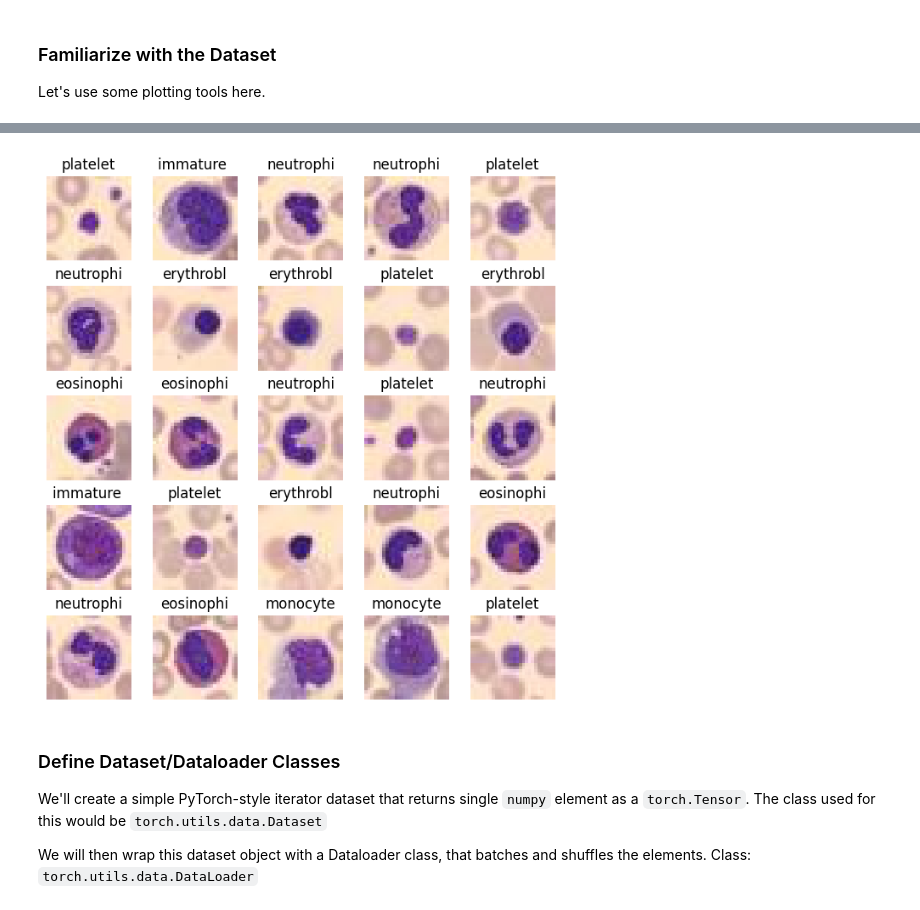
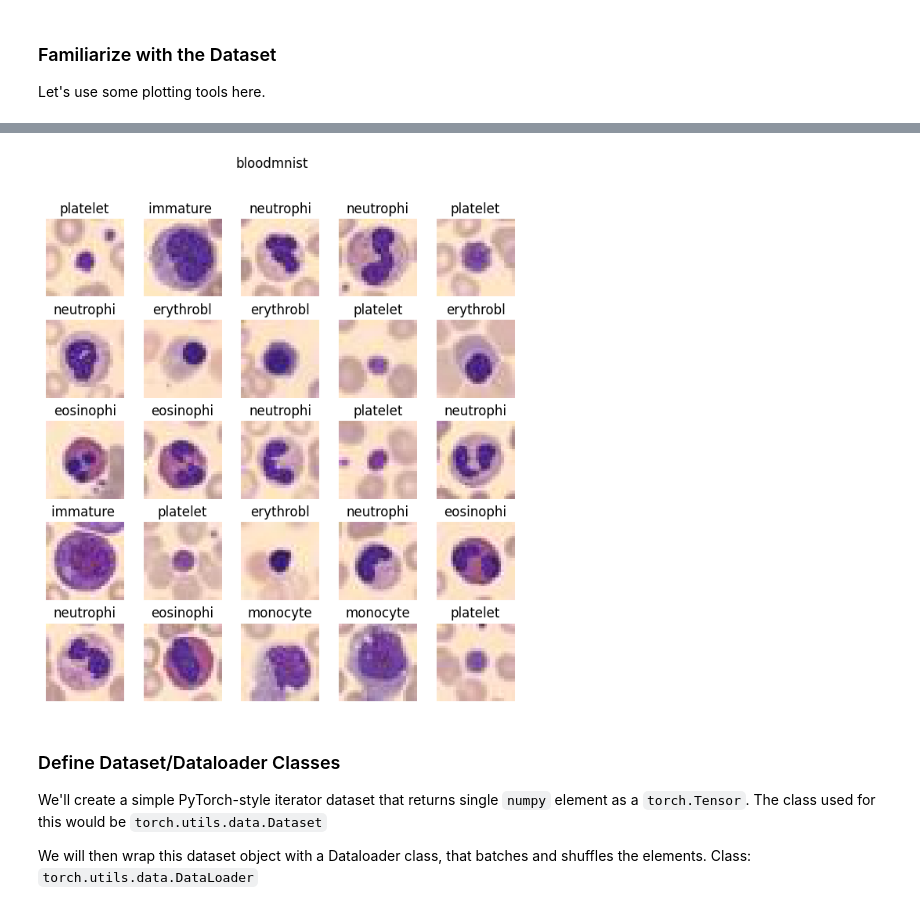
Before and after one commit to intel/fl-tutorial, a Jupyter notebook: tutorial_notebooks/Tutorial_1_Medmnist_2D.ipynb, the cells around one changed output, grey strips where cells are left out. Cells and saved outputs as stored; diff of their text form; code cells hidden in the pictures.

```diff
--- a/tutorial_notebooks/Tutorial_1_Medmnist_2D.ipynb
+++ b/tutorial_notebooks/Tutorial_1_Medmnist_2D.ipynb
@@ -159,5 +161,6 @@ for k in range(len(train_samples)):
     ax[i, j].imshow(Image.fromarray(img))
     ax[i, j].title.set_text(label2str[label][:9])
     ax[i, j].axis('off')
+plt.suptitle(DATASET_NAME)
 fig.subplots_adjust(wspace=0.03, hspace=0.3)
 # %% [output]
@@ -165,4 +169,4 @@ Downloading https://zenodo.org/record/6496656/files/bloodmnist.npz?download=1 to
-[figure, old version]
+[figure, new version]
 # %% [markdown]
 ### Define Dataset/Dataloader Classes
 
```
Also changed, not shown: parts of 24 cells of this notebook.
